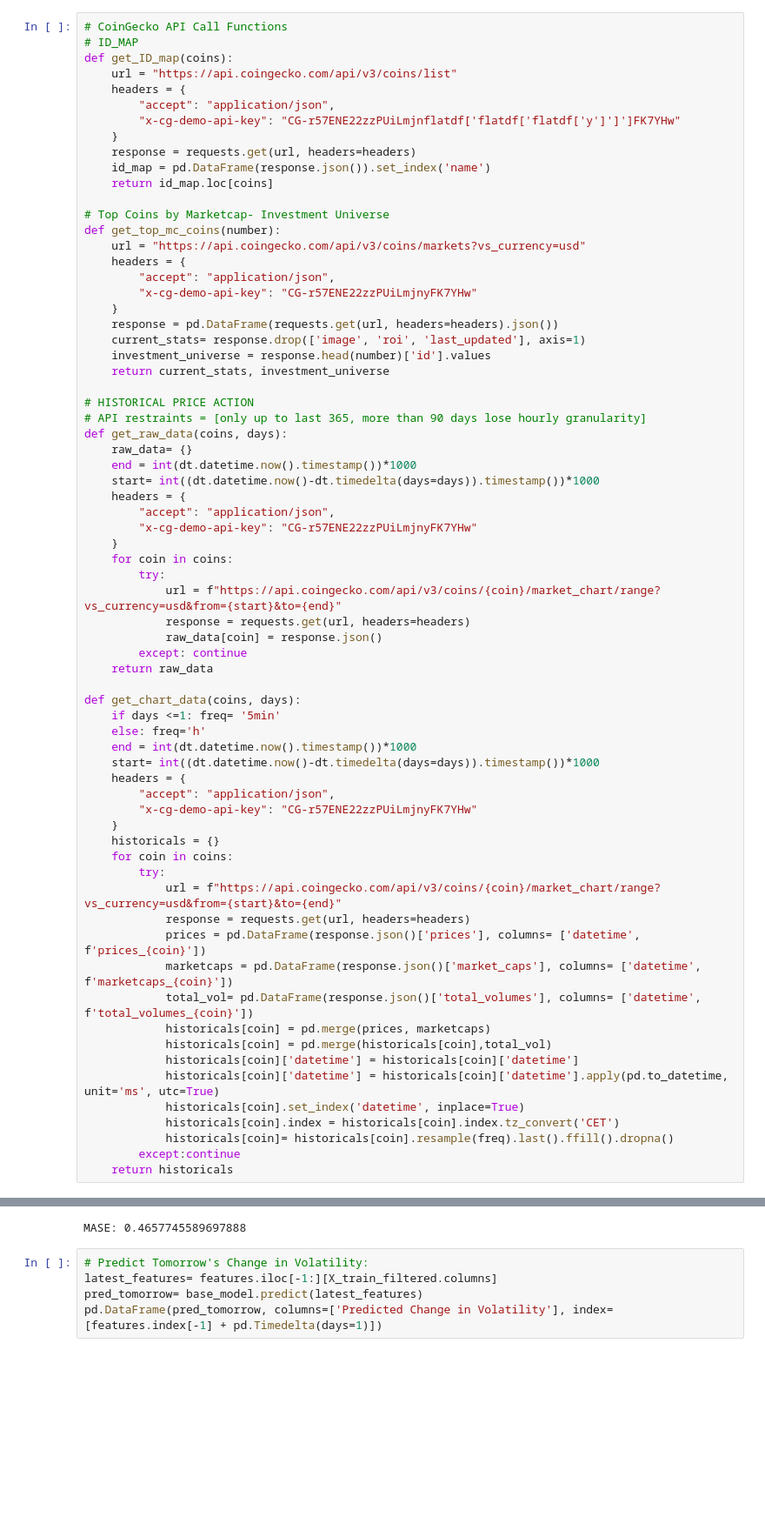
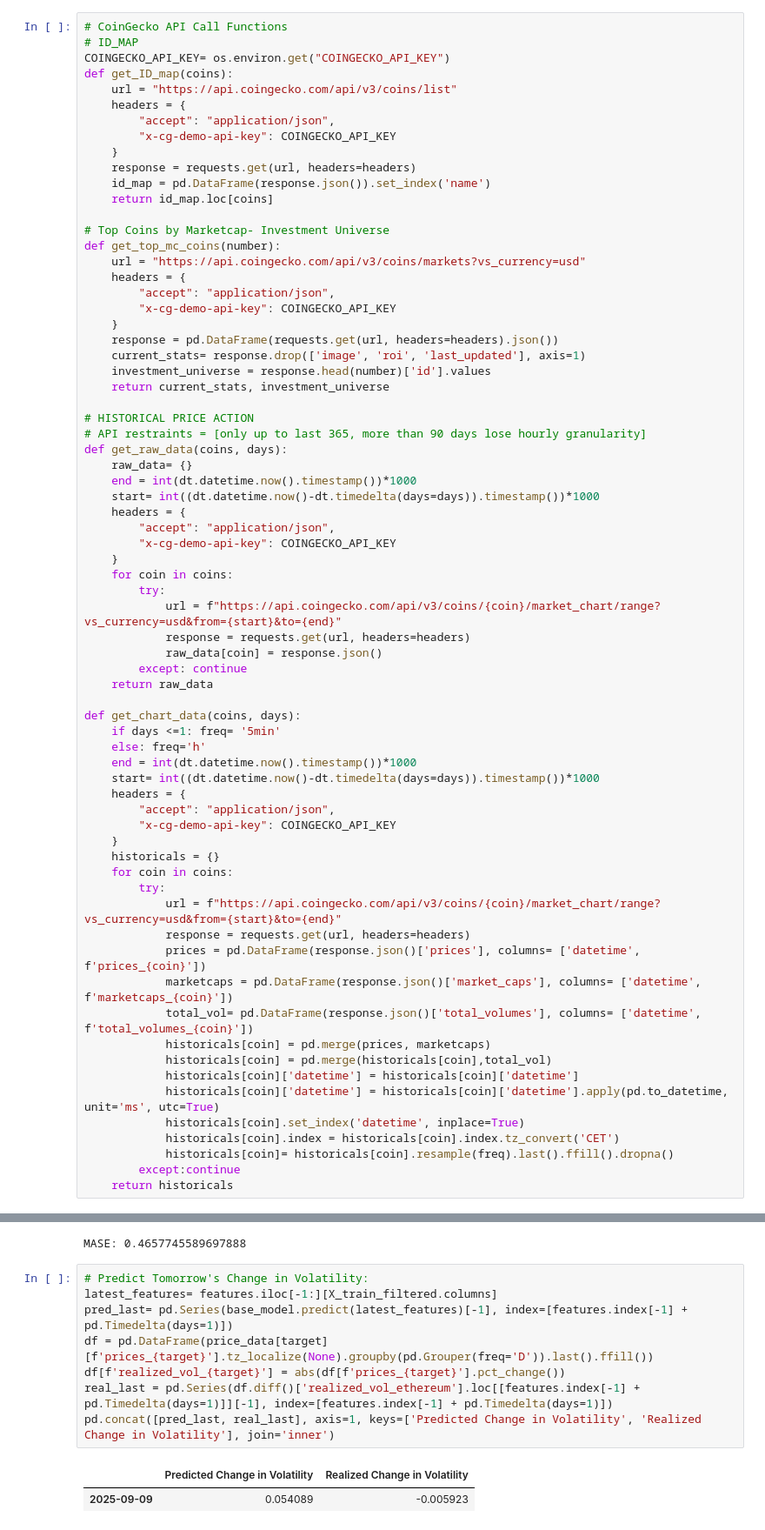
Before and after one commit to Amalio-Hidalgo/CryptoMarketsVolatilityForecasting, a Jupyter notebook: New_API_Functions.ipynb, the cells around one changed output, grey strips where cells are left out. Shown at 87% size. Drawn from its saved outputs; the diff is of its cells as text; blank space fills up the shorter version.

```diff
--- a/New_API_Functions.ipynb
+++ b/New_API_Functions.ipynb
@@ -124,11 +124,12 @@ def Deribit_API_Call(data_request="DVOL", currency="BTC", resolution='1D', days=
 # %%
 # CoinGecko API Call Functions
 # ID_MAP
+COINGECKO_API_KEY= os.environ.get("COINGECKO_API_KEY")
 def get_ID_map(coins):
     url = "https://api.coingecko.com/api/v3/coins/list"
     headers = {
         "accept": "application/json",
-        "x-cg-demo-api-key": "CG-r57ENE22zzPUiLmjnflatdf['flatdf['flatdf['y']']']FK7YHw"
+        "x-cg-demo-api-key": COINGECKO_API_KEY
     }
     response = requests.get(url, headers=headers)
     id_map = pd.DataFrame(response.json()).set_index('name')
@@ -139,7 +140,7 @@ def get_top_mc_coins(number):
     url = "https://api.coingecko.com/api/v3/coins/markets?vs_currency=usd"
     headers = {
         "accept": "application/json",
-        "x-cg-demo-api-key": "CG-r57ENE22zzPUiLmjnyFK7YHw"
+        "x-cg-demo-api-key": COINGECKO_API_KEY
     }
     response = pd.DataFrame(requests.get(url, headers=headers).json())
     current_stats= response.drop(['image', 'roi', 'last_updated'], axis=1)
@@ -154,7 +155,7 @@ def get_raw_data(coins, days):
     start= int((dt.datetime.now()-dt.timedelta(days=days)).timestamp())*1000
     headers = {
         "accept": "application/json",
-        "x-cg-demo-api-key": "CG-r57ENE22zzPUiLmjnyFK7YHw"
+        "x-cg-demo-api-key": COINGECKO_API_KEY
     }
     for coin in coins:
         try:
@@ -171,7 +172,7 @@ def get_chart_data(coins, days):
     start= int((dt.datetime.now()-dt.timedelta(days=days)).timestamp())*1000
     headers = {
         "accept": "application/json",
-        "x-cg-demo-api-key": "CG-r57ENE22zzPUiLmjnyFK7YHw"
+        "x-cg-demo-api-key": COINGECKO_API_KEY
     }
     historicals = {}
     for coin in coins:
@@ -424,8 +393,14 @@ MASE: 0.4657745589697888
 # %%
 # Predict Tomorrow's Change in Volatility:
 latest_features= features.iloc[-1:][X_train_filtered.columns]
-pred_tomorrow= base_model.predict(latest_features)
-pd.DataFrame(pred_tomorrow, columns=['Predicted Change in Volatility'], index=[features.index[-1] + pd.Timedelta(days=1)])
+pred_last= pd.Series(base_model.predict(latest_features)[-1], index=[features.index[-1] + pd.Timedelta(days=1)])
+df = pd.DataFrame(price_data[target][f'prices_{target}'].tz_localize(None).groupby(pd.Grouper(freq='D')).last().ffill())
+df[f'realized_vol_{target}'] = abs(df[f'prices_{target}'].pct_change())
+real_last = pd.Series(df.diff()['realized_vol_ethereum'].loc[[features.index[-1] + pd.Timedelta(days=1)]][-1], index=[features.index[-1] + pd.Timedelta(days=1)])
+pd.concat([pred_last, real_last], axis=1, keys=['Predicted Change in Volatility', 'Realized Change in Volatility'], join='inner')
+# %% [output]
+|  | Predicted Change in Volatility | Realized Change in Volatility |
+| 2025-09-09 | 0.054089 | -0.005923 |
 # %%
 # Feature Importance
 featureimportances=pd.DataFrame(base_model.feature_importances_, index=X_train_filtered.columns, columns=['importance']).sort_values('importance', ascending=False)
```
Also changed, not shown: parts of 3 cells of this notebook.
